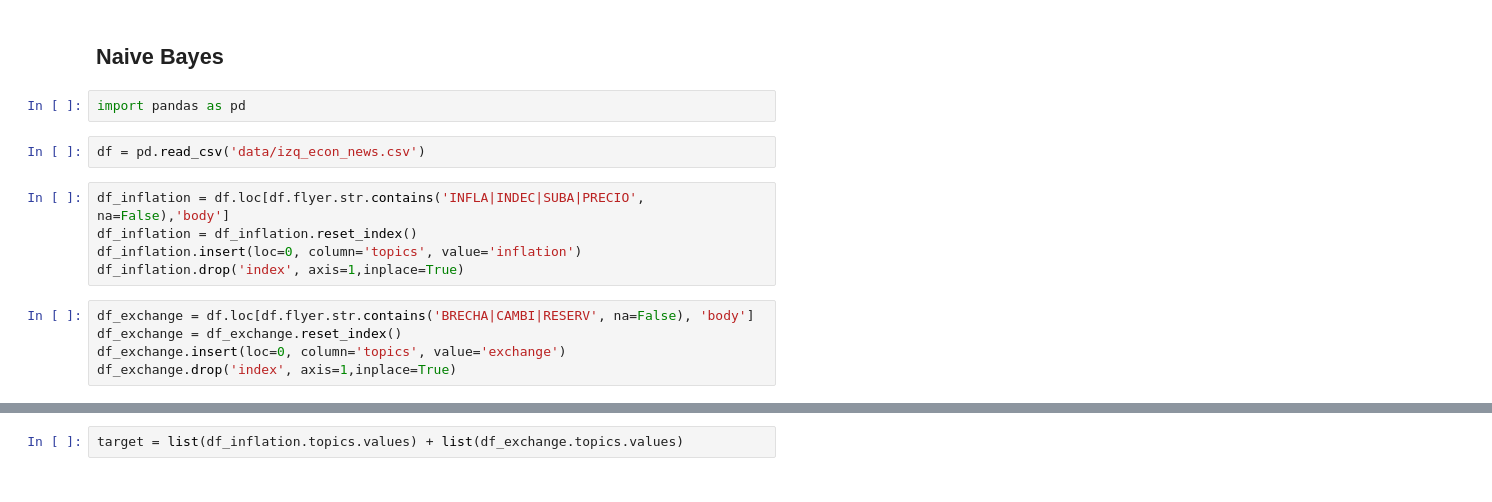
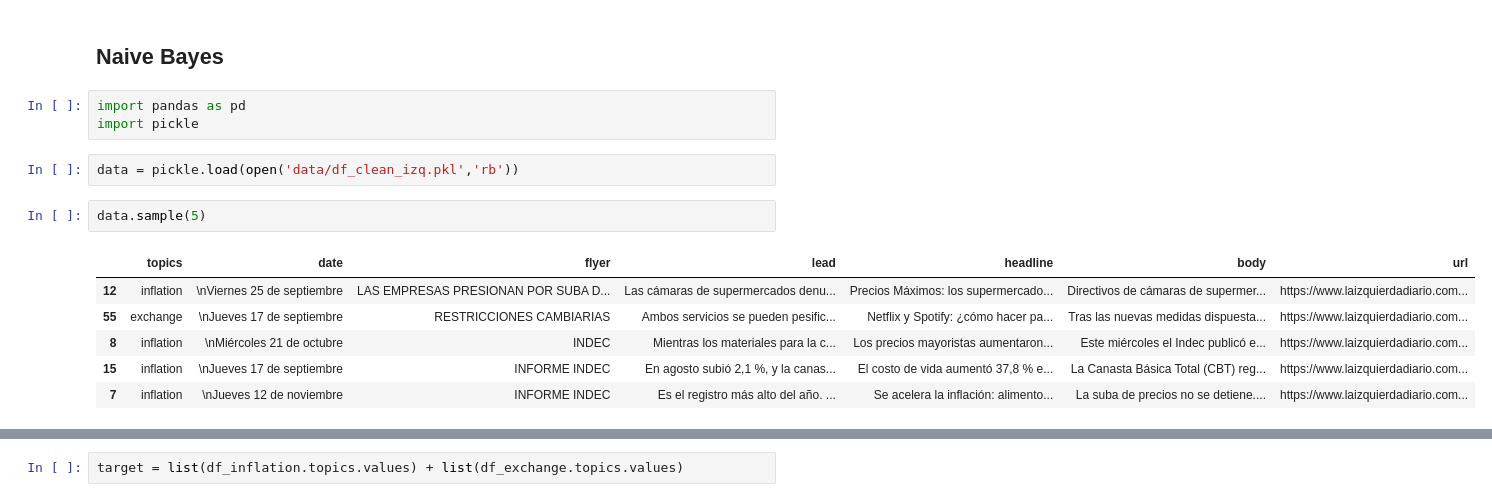
Before and after one commit to guidomitolo/pol_bias_nlp, a Jupyter notebook: 4.a.naive_topics.ipynb, the cells around one changed output, grey strips where cells are left out. Drawn from its saved outputs; the diff is of its cells as text.

```diff
--- a/4.a.naive_topics.ipynb
+++ b/4.a.naive_topics.ipynb
@@ -2,15 +2,15 @@
 ## Naive Bayes
 # %%
 import pandas as pd
+import pickle
-# %%
-df = pd.read_csv('data/izq_econ_news.csv')
-# %%
-df_inflation = df.loc[df.flyer.str.contains('INFLA|INDEC|SUBA|PRECIO', na=False),'body']
-df_inflation = df_inflation.reset_index()
-df_inflation.insert(loc=0, column='topics', value='inflation')
-df_inflation.drop('index', axis=1,inplace=True)
-# %%
-df_exchange = df.loc[df.flyer.str.contains('BRECHA|CAMBI|RESERV', na=False), 'body']
-df_exchange = df_exchange.reset_index()
-df_exchange.insert(loc=0, column='topics', value='exchange')
-df_exchange.drop('index', axis=1,inplace=True)
+# %%
+data = pickle.load(open('data/df_clean_izq.pkl','rb'))
+# %%
+data.sample(5)
+# %% [output]
+|  | topics | date | flyer | lead | headline | body | url |
+| 12 | inflation | \nViernes 25 de septiembre | LAS EMPRESAS PRESIONAN POR SUBA D... | Las cámaras de supermercados denu... | Precios Máximos: los supermercado... | Directivos de cámaras de supermer... | https://www.laizquierdadiario.com... |
+| 55 | exchange | \nJueves 17 de septiembre | RESTRICCIONES CAMBIARIAS | Ambos servicios se pueden pesific... | Netflix y Spotify: ¿cómo hacer pa... | Tras las nuevas medidas dispuesta... | https://www.laizquierdadiario.com... |
+| 8 | inflation | \nMiércoles 21 de octubre | INDEC | Mientras los materiales para la c... | Los precios mayoristas aumentaron... | Este miércoles el Indec publicó e... | https://www.laizquierdadiario.com... |
+| 15 | inflation | \nJueves 17 de septiembre | INFORME INDEC | En agosto subió 2,1 %, y la canas... | El costo de vida aumentó 37,8 % e... | La Canasta Básica Total (CBT) reg... | https://www.laizquierdadiario.com... |
+| 7 | inflation | \nJueves 12 de noviembre | INFORME INDEC | Es el registro más alto del año. ... | Se acelera la inflación: alimento... | La suba de precios no se detiene.... | https://www.laizquierdadiario.com... |
```
Also changed, not shown: parts of 37 cells of this notebook, 15 other files.
